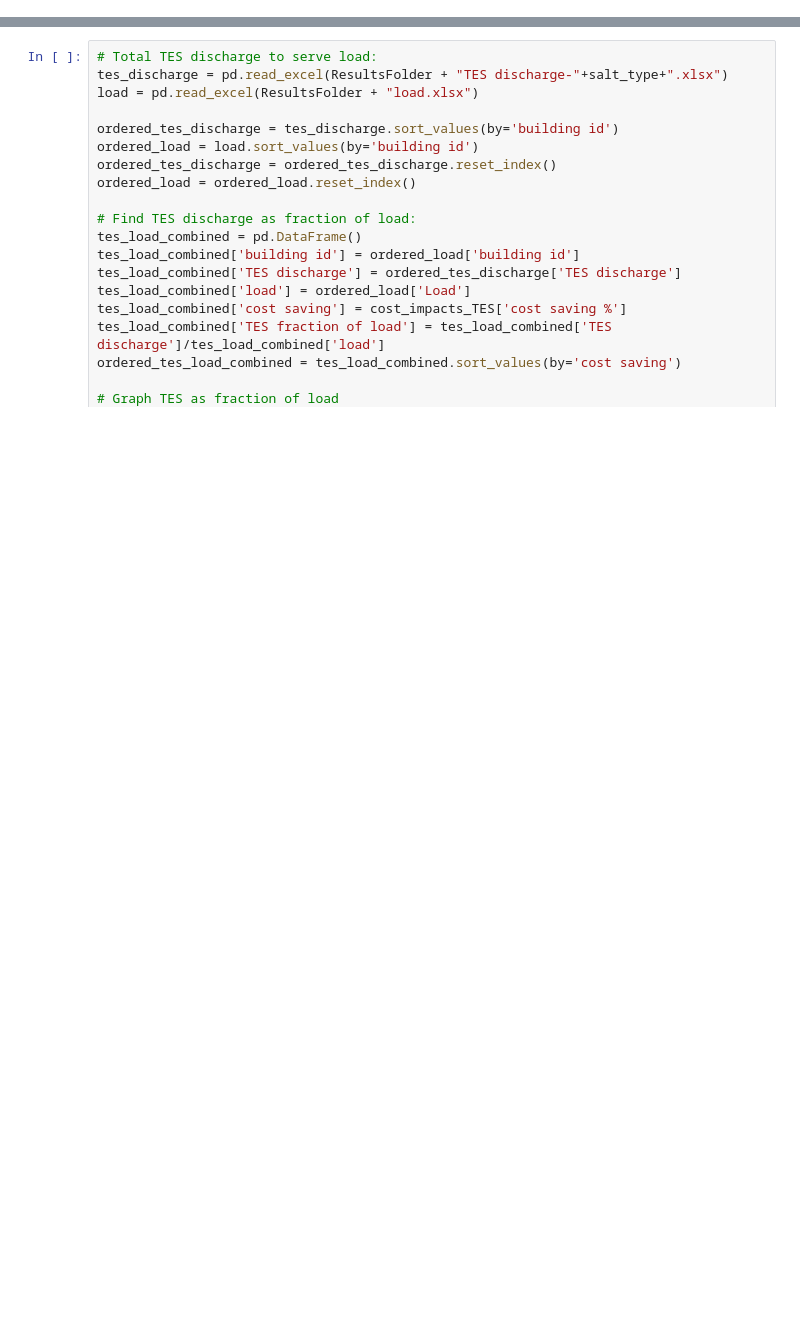
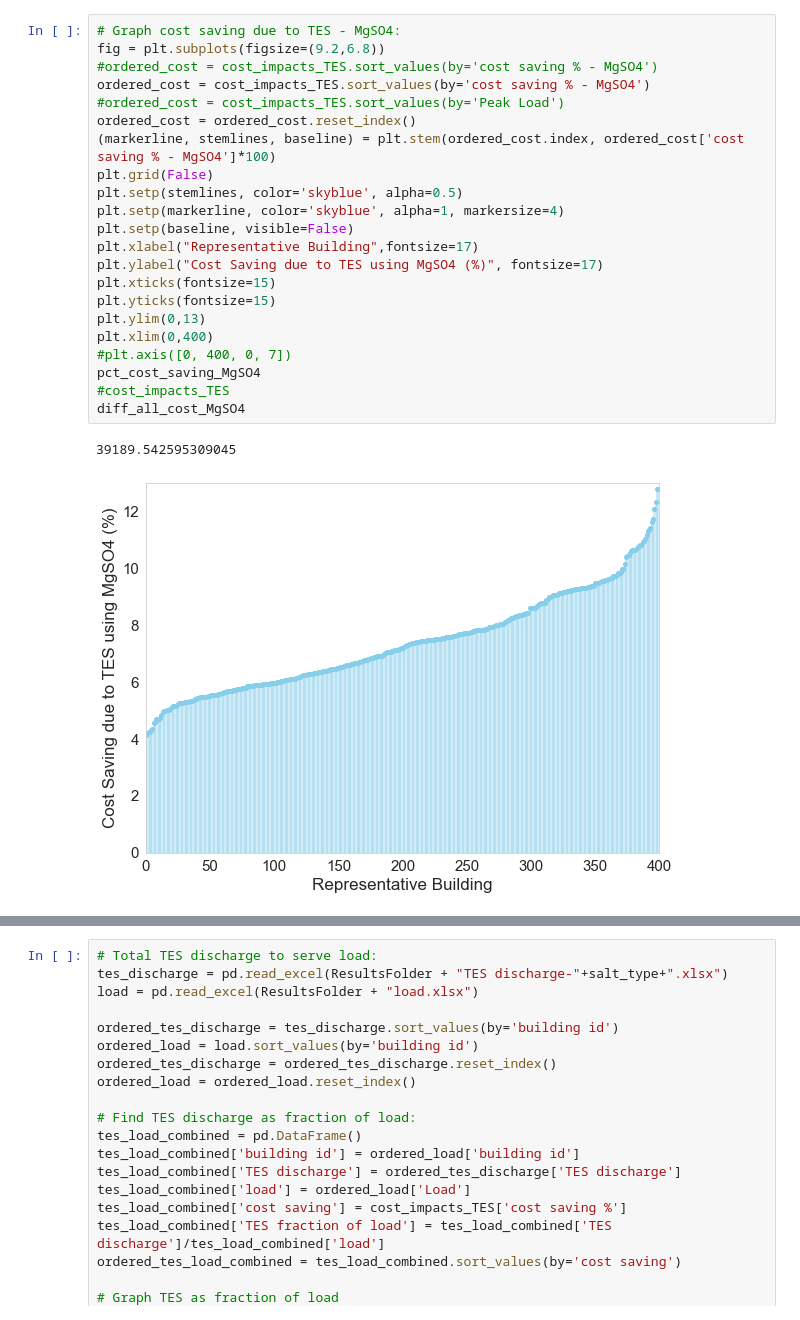
Before and after one commit to atpham88/TES, a Jupyter notebook: Process Results/TES_Results_Processing/CostSaving.ipynb, the cells around one changed output, grey strips where cells are left out. Drawn from its saved outputs; the diff is of its cells as text; blank space fills up the shorter version.

```diff
--- a/Process Results/TES_Results_Processing/CostSaving.ipynb
+++ b/Process Results/TES_Results_Processing/CostSaving.ipynb
@@ -74 +168,26 @@ cost_impacts_TES
+# %%
+# Graph cost saving due to TES - MgSO4:
+fig = plt.subplots(figsize=(9.2,6.8))
+#ordered_cost = cost_impacts_TES.sort_values(by='cost saving % - MgSO4')
+ordered_cost = cost_impacts_TES.sort_values(by='cost saving % - MgSO4')
+#ordered_cost = cost_impacts_TES.sort_values(by='Peak Load')
+ordered_cost = ordered_cost.reset_index()
+(markerline, stemlines, baseline) = plt.stem(ordered_cost.index, ordered_cost['cost saving % - MgSO4']*100)
+plt.grid(False)
+plt.setp(stemlines, color='skyblue', alpha=0.5)
+plt.setp(markerline, color='skyblue', alpha=1, markersize=4)
+plt.setp(baseline, visible=False)
+plt.xlabel("Representative Building",fontsize=17)
+plt.ylabel("Cost Saving due to TES using MgSO4 (%)", fontsize=17)
+plt.xticks(fontsize=15)
+plt.yticks(fontsize=15)
+plt.ylim(0,13)
+plt.xlim(0,400)
+#plt.axis([0, 400, 0, 7])
+pct_cost_saving_MgSO4
+#cost_impacts_TES
+diff_all_cost_MgSO4
+# %% [output]
+39189.542595309045
+[figure, added]
 # %%
```
Also changed, not shown: parts of 11 cells of this notebook, 29 other files.
